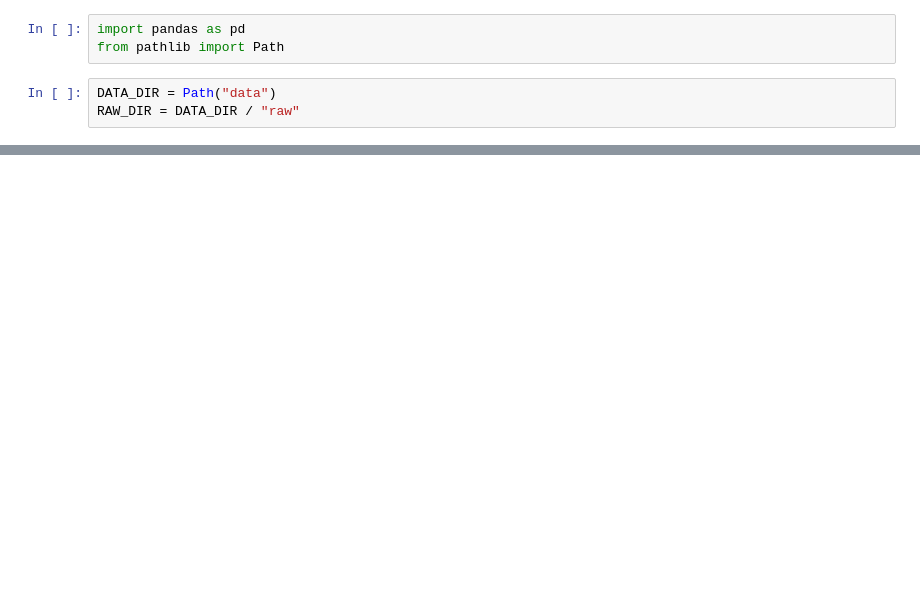
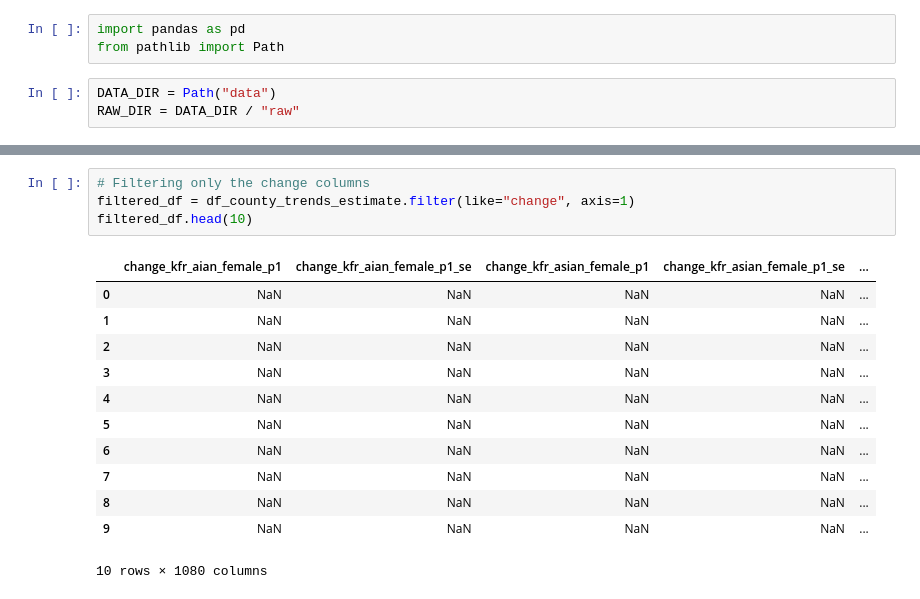
Before and after one commit to ddanieldma/data-visualization, a Jupyter notebook: T2/exploring.ipynb, the cells around one changed output, grey strips where cells are left out. Drawn from its saved outputs; the diff is of its cells as text; blank space fills up the shorter version.

```diff
--- a/T2/exploring.ipynb
+++ b/T2/exploring.ipynb
@@ -24,0 +87,17 @@ df.head(10)
+# %%
+# Filtering only the change columns
+filtered_df = df_county_trends_estimate.filter(like="change", axis=1)
+filtered_df.head(10)
+# %% [output]
+|  | change_kfr_aian_female_p1 | change_kfr_aian_female_p1_se | change_kfr_asian_female_p1 | change_kfr_asian_female_p1_se | ... |
+| 0 | NaN | NaN | NaN | NaN | ... |
+| 1 | NaN | NaN | NaN | NaN | ... |
+| 2 | NaN | NaN | NaN | NaN | ... |
+| 3 | NaN | NaN | NaN | NaN | ... |
+| 4 | NaN | NaN | NaN | NaN | ... |
+| 5 | NaN | NaN | NaN | NaN | ... |
+| 6 | NaN | NaN | NaN | NaN | ... |
+| 7 | NaN | NaN | NaN | NaN | ... |
+| 8 | NaN | NaN | NaN | NaN | ... |
+| 9 | NaN | NaN | NaN | NaN | ... |
+10 rows × 1080 columns
```
Also changed, not shown: parts of 10 cells of this notebook.
